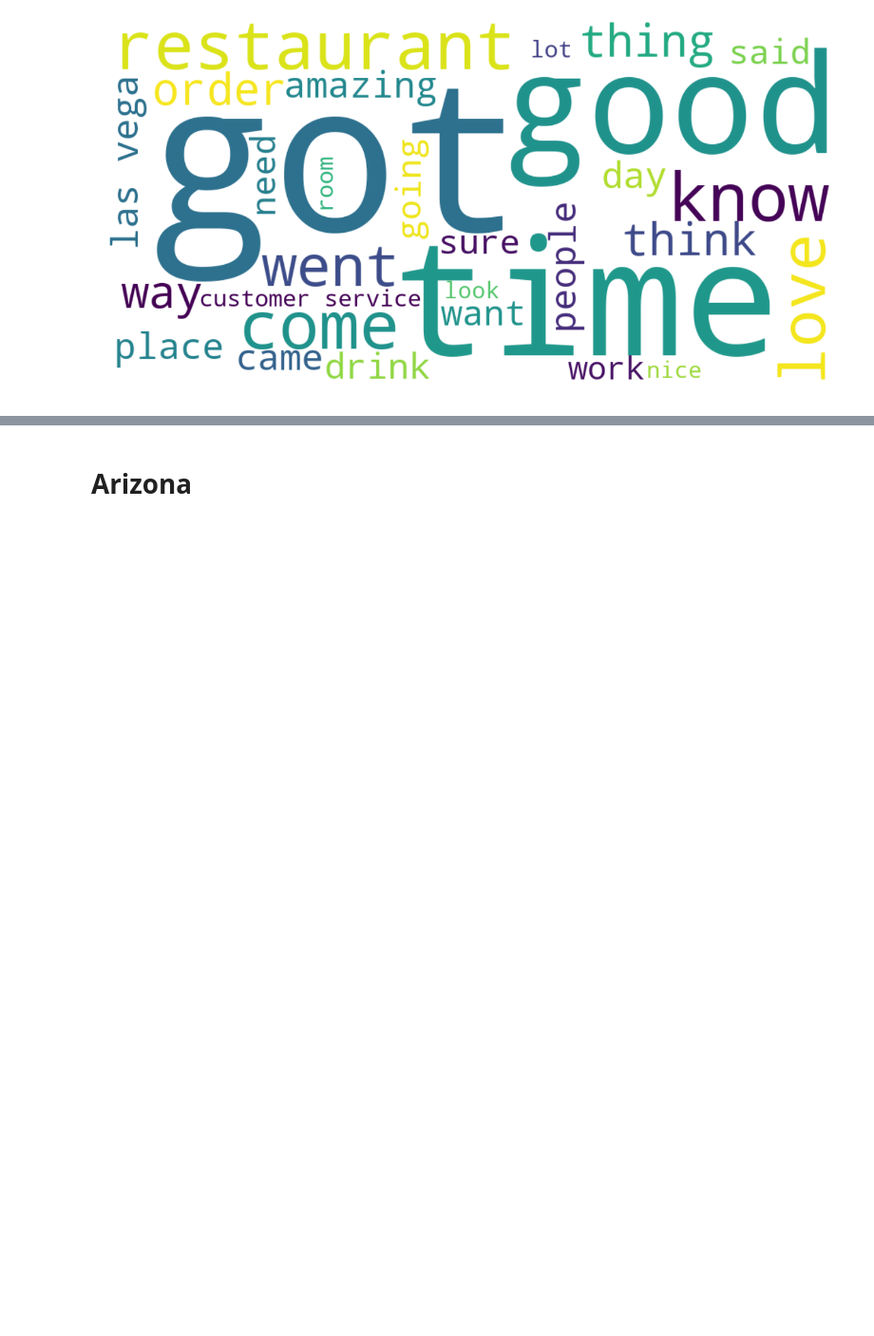
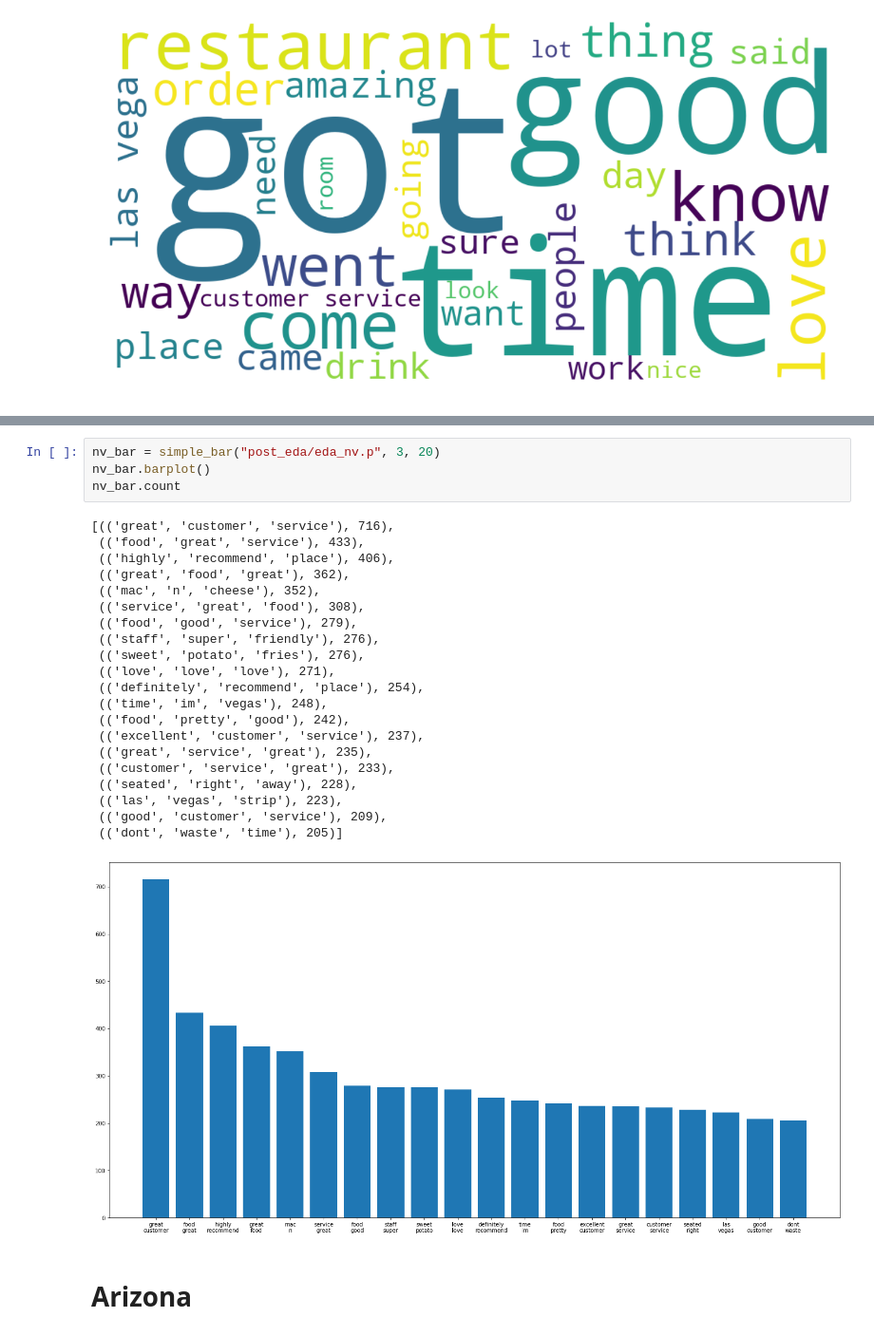
Before and after one commit to Daveedlee/yelp_NLP, a Jupyter notebook: cleaning_eda.ipynb, the cells around one changed output, grey strips where cells are left out. Shown at 95% size. Drawn from its saved outputs; the diff is of its cells as text; blank space fills up the shorter version.

```diff
--- a/cleaning_eda.ipynb
+++ b/cleaning_eda.ipynb
@@ -17,3 +44,29 @@ wordcloud_auto(clean_nv)
+# %%
+nv_bar = simple_bar("post_eda/eda_nv.p", 3, 20)
+nv_bar.barplot()
+nv_bar.count
+# %% [output]
+[(('great', 'customer', 'service'), 716),
+ (('food', 'great', 'service'), 433),
+ (('highly', 'recommend', 'place'), 406),
+ (('great', 'food', 'great'), 362),
+ (('mac', 'n', 'cheese'), 352),
+ (('service', 'great', 'food'), 308),
+ (('food', 'good', 'service'), 279),
+ (('staff', 'super', 'friendly'), 276),
+ (('sweet', 'potato', 'fries'), 276),
+ (('love', 'love', 'love'), 271),
+ (('definitely', 'recommend', 'place'), 254),
+ (('time', 'im', 'vegas'), 248),
+ (('food', 'pretty', 'good'), 242),
+ (('excellent', 'customer', 'service'), 237),
+ (('great', 'service', 'great'), 235),
+ (('customer', 'service', 'great'), 233),
+ (('seated', 'right', 'away'), 228),
+ (('las', 'vegas', 'strip'), 223),
+ (('good', 'customer', 'service'), 209),
+ (('dont', 'waste', 'time'), 205)]
+[figure, added]
 # %% [markdown]
 # Arizona
 # %%
```
Also changed, not shown: parts of 16 cells of this notebook, 1 other file.
